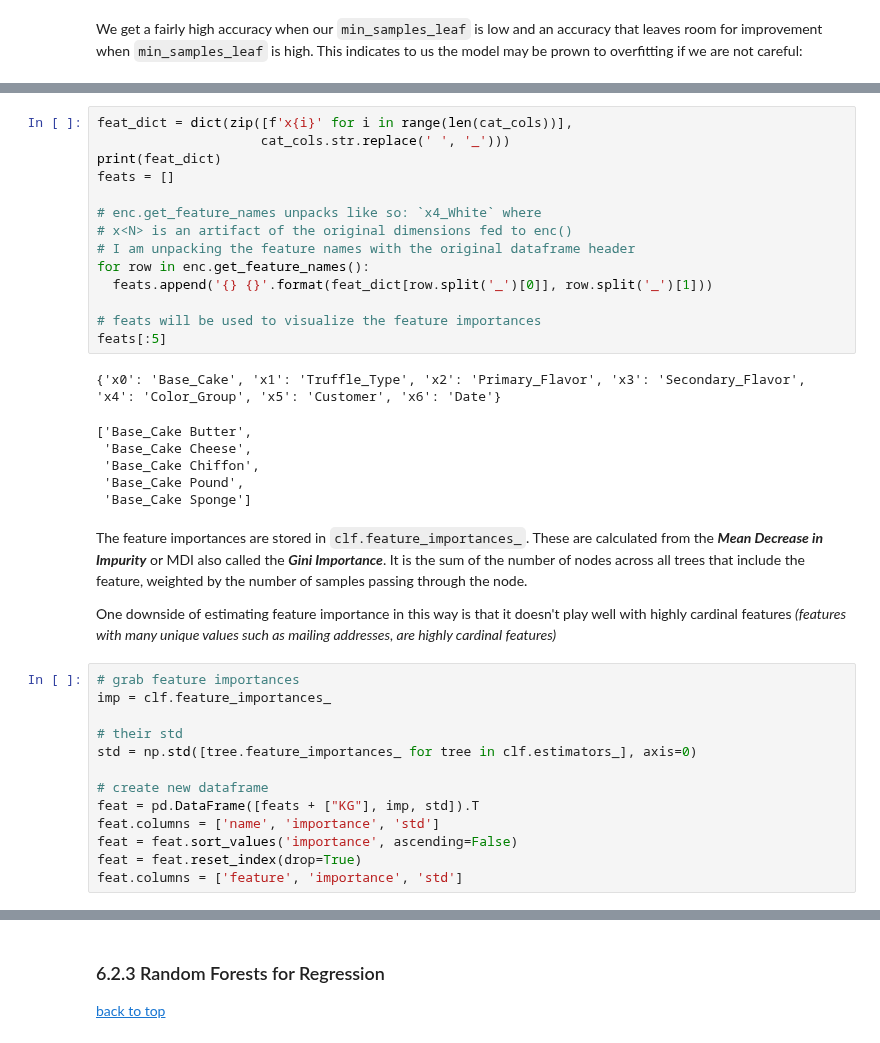
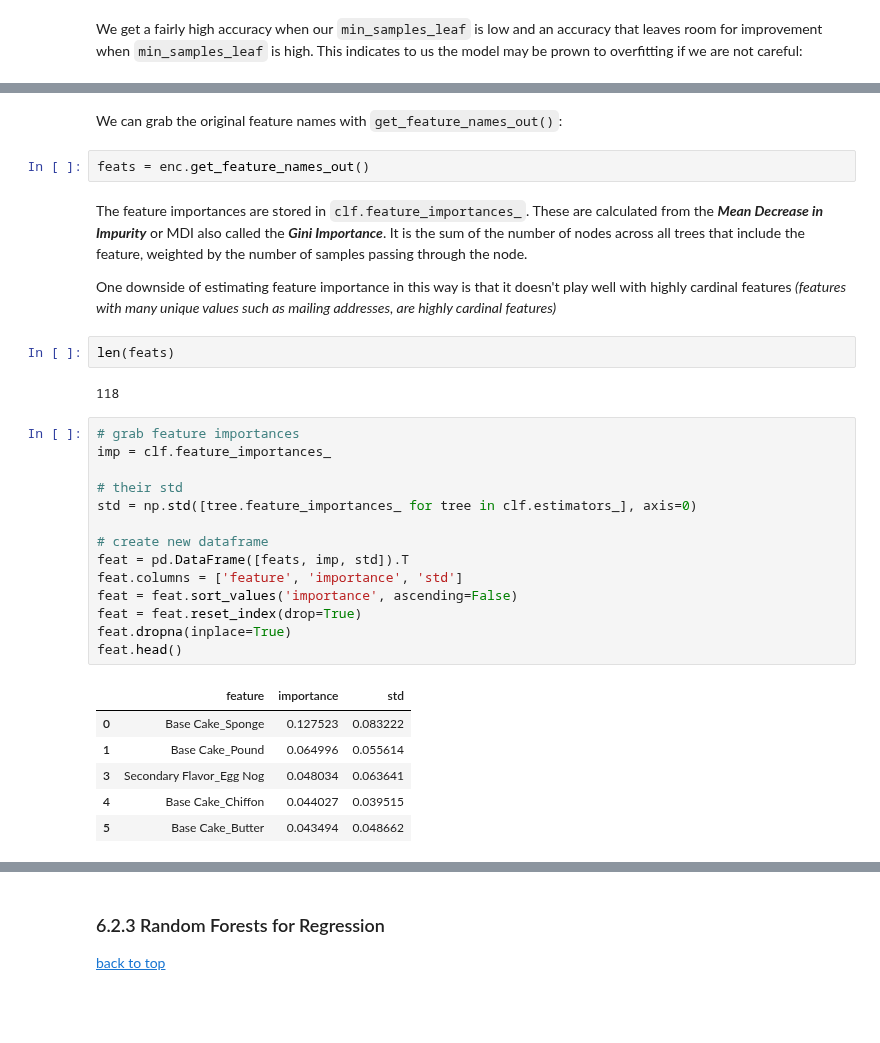
Before and after one commit to wesleybeckner/data_science_foundations, a Jupyter notebook: notebooks/S6_Bagging.ipynb, the cells around one changed output, grey strips where cells are left out. Saved outputs shown, nothing was run; the diff lists cells and outputs as text; blank space fills up the shorter version.

```diff
--- a/notebooks/S6_Bagging.ipynb
+++ b/notebooks/S6_Bagging.ipynb
@@ -459,38 +476,33 @@ We need to do some housekeeping to get back the names and categories the feature
-# %%
-feat_dict = dict(zip([f'x{i}' for i in range(len(cat_cols))],
-                     cat_cols.str.replace(' ', '_')))
-print(feat_dict)
-feats = []
-
-# enc.get_feature_names unpacks like so: `x4_White` where
-# x<N> is an artifact of the original dimensions fed to enc()
-# I am unpacking the feature names with the original dataframe header
-for row in enc.get_feature_names():
-  feats.append('{} {}'.format(feat_dict[row.split('_')[0]], row.split('_')[1]))
-
-# feats will be used to visualize the feature importances
-feats[:5]
-# %% [output]
-{'x0': 'Base_Cake', 'x1': 'Truffle_Type', 'x2': 'Primary_Flavor', 'x3': 'Secondary_Flavor', 'x4': 'Color_Group', 'x5': 'Customer', 'x6': 'Date'}
-['Base_Cake Butter',
- 'Base_Cake Cheese',
- 'Base_Cake Chiffon',
- 'Base_Cake Pound',
- 'Base_Cake Sponge']
+# %% [markdown]
+We can grab the original feature names with `get_feature_names_out()`:
+# %%
+feats = enc.get_feature_names_out()
 # %% [markdown]
 The feature importances are stored in `clf.feature_importances_`. These are calculated from the **_Mean Decrease in Impurity_** or MDI also called the **_Gini Importance_**. It is the sum of the number of nodes across all trees that include the feature, weighted by the number of samples passing through the node.
 
 One downside of estimating feature importance in this way is that it doesn't play well with highly cardinal features _(features with many unique values such as mailing addresses, are highly cardinal features)_
+# %%
+len(feats)
+# %% [output]
+118
 # %%
 # grab feature importances
 imp = clf.feature_importances_
 
 # their std
 std = np.std([tree.feature_importances_ for tree in clf.estimators_], axis=0)
 
 # create new dataframe
-feat = pd.DataFrame([feats + ["KG"], imp, std]).T
-feat.columns = ['name', 'importance', 'std']
+feat = pd.DataFrame([feats, imp, std]).T
+feat.columns = ['feature', 'importance', 'std']
 feat = feat.sort_values('importance', ascending=False)
 feat = feat.reset_index(drop=True)
-feat.columns = ['feature', 'importance', 'std']
+feat.dropna(inplace=True)
+feat.head()
+# %% [output]
+|  | feature | importance | std |
+| 0 | Base Cake_Sponge | 0.127523 | 0.083222 |
+| 1 | Base Cake_Pound | 0.064996 | 0.055614 |
+| 3 | Secondary Flavor_Egg Nog | 0.048034 | 0.063641 |
+| 4 | Base Cake_Chiffon | 0.044027 | 0.039515 |
+| 5 | Base Cake_Butter | 0.043494 | 0.048662 |
```
Also changed, not shown: parts of 37 cells of this notebook, 23 other files.
